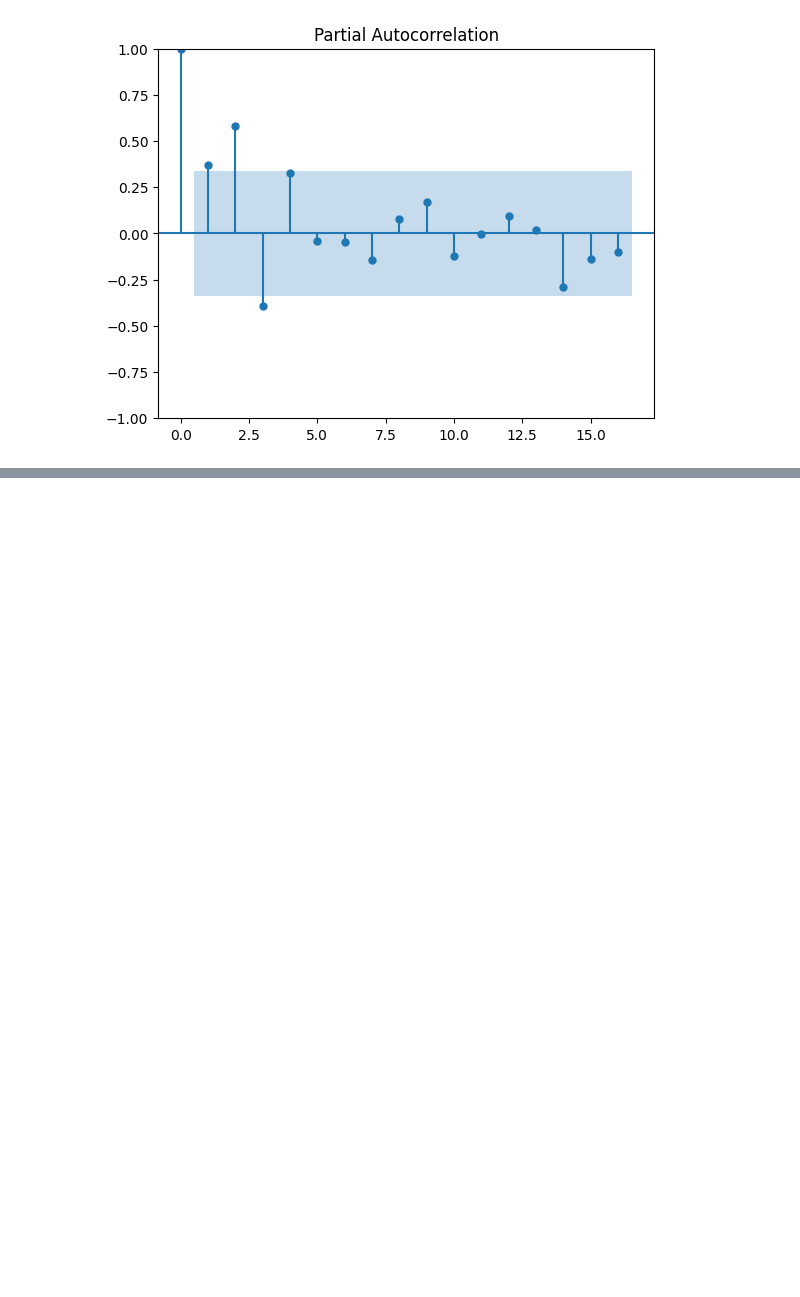
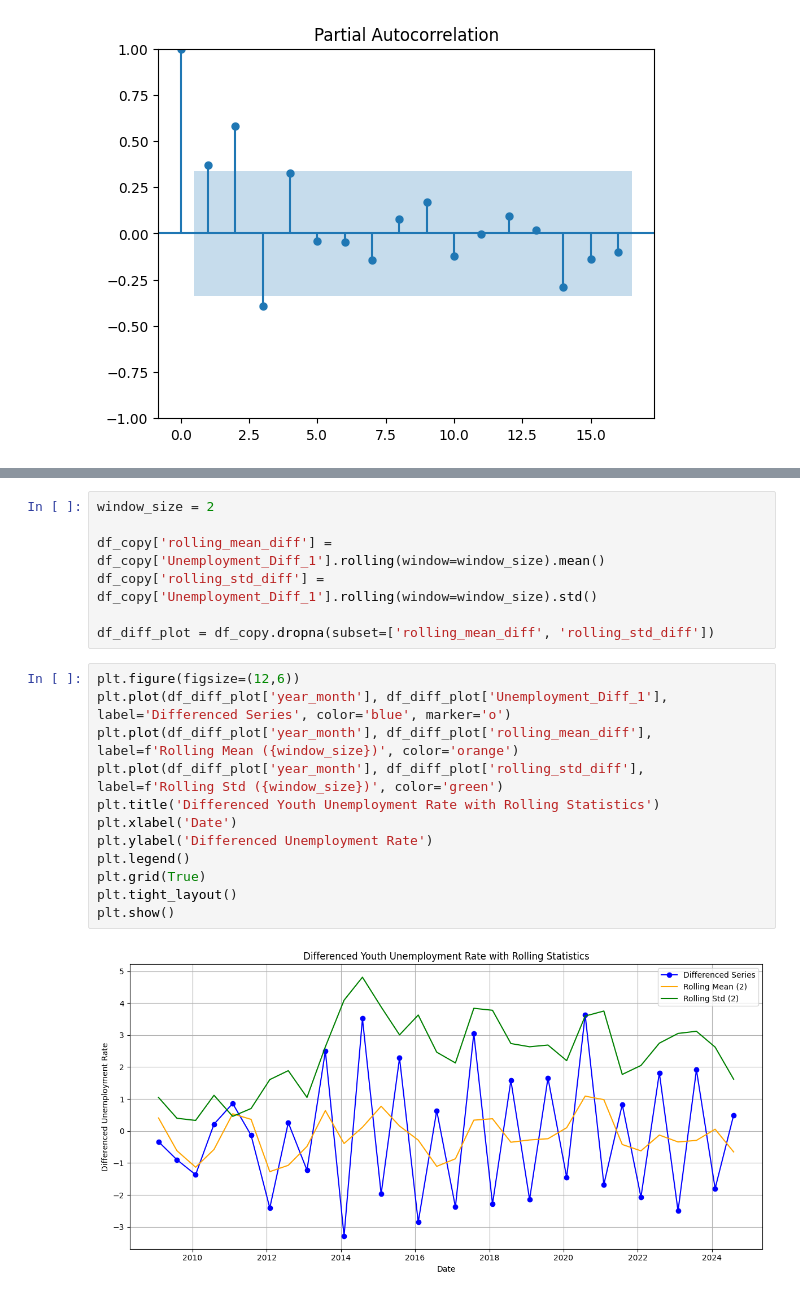
Before and after one commit to imajirzl/thesis-unemployment-rate, a Jupyter notebook: analysis/youth.ipynb, the cells around one changed output, grey strips where cells are left out. Cells and saved outputs as stored; diff of their text form; blank space fills up the shorter version.

```diff
--- a/analysis/youth.ipynb
+++ b/analysis/youth.ipynb
@@ -140,0 +162,21 @@ plot_pacf(df['Unemployment_Rate'])
+# %%
+window_size = 2
+
+df_copy['rolling_mean_diff'] = df_copy['Unemployment_Diff_1'].rolling(window=window_size).mean()
+df_copy['rolling_std_diff'] = df_copy['Unemployment_Diff_1'].rolling(window=window_size).std()
+
+df_diff_plot = df_copy.dropna(subset=['rolling_mean_diff', 'rolling_std_diff'])
+# %%
+plt.figure(figsize=(12,6))
+plt.plot(df_diff_plot['year_month'], df_diff_plot['Unemployment_Diff_1'], label='Differenced Series', color='blue', marker='o')
+plt.plot(df_diff_plot['year_month'], df_diff_plot['rolling_mean_diff'], label=f'Rolling Mean ({window_size})', color='orange')
+plt.plot(df_diff_plot['year_month'], df_diff_plot['rolling_std_diff'], label=f'Rolling Std ({window_size})', color='green')
+plt.title('Differenced Youth Unemployment Rate with Rolling Statistics')
+plt.xlabel('Date')
+plt.ylabel('Differenced Unemployment Rate')
+plt.legend()
+plt.grid(True)
+plt.tight_layout()
+plt.show()
+# %% [output]
+[figure, added]
```
Also changed, not shown: parts of 3 cells of this notebook.
